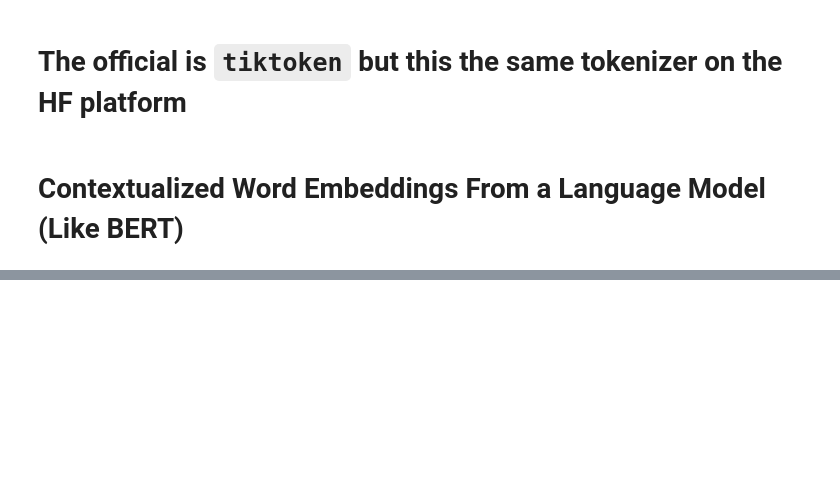
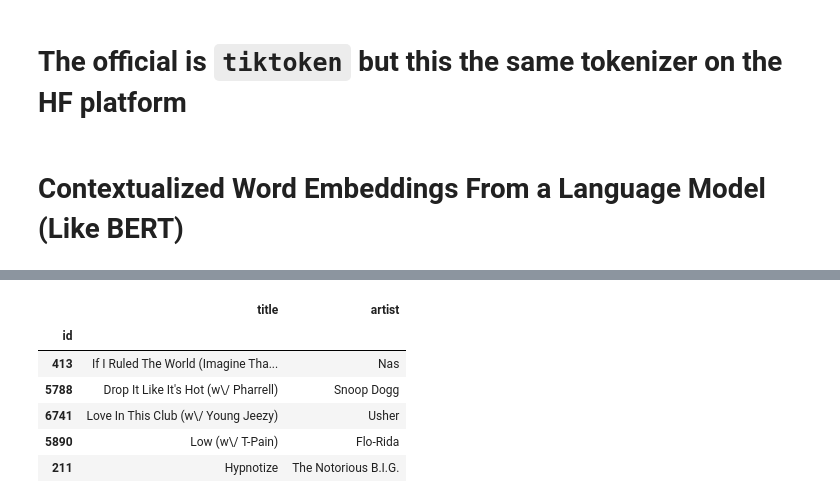
Before and after one commit to radubhattarai/Hands-on-LLM, a Jupyter notebook: Chapter_2.ipynb, the cells around one changed output, grey strips where cells are left out. Drawn from its saved outputs; the diff is of its cells as text; code cells hidden in the pictures; blank space fills up the shorter version.

```diff
--- a/Chapter_2.ipynb
+++ b/Chapter_2.ipynb
@@ -111,0 +326,10 @@ show_tokens(text, "microsoft/Phi-3-mini-4k-instruct")
+# %%
+print_recommendations(842)
+# %% [output]
+|  | title | artist |
+| id |  |  |
+| 413 | If I Ruled The World (Imagine Tha... | Nas |
+| 5788 | Drop It Like It's Hot (w\/ Pharrell) | Snoop Dogg |
+| 6741 | Love In This Club (w\/ Young Jeezy) | Usher |
+| 5890 | Low (w\/ T-Pain) | Flo-Rida |
+| 211 | Hypnotize | The Notorious B.I.G. |
```
Also changed, not shown: parts of 21 cells of this notebook.
